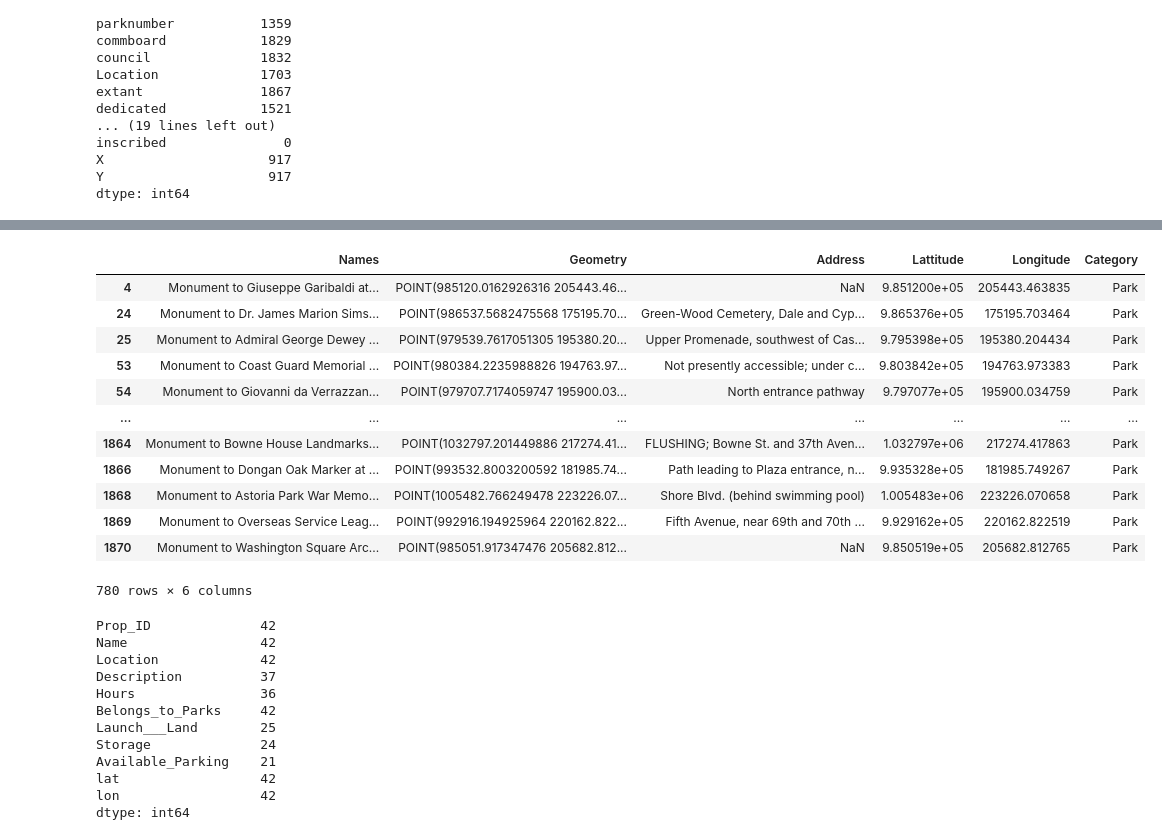
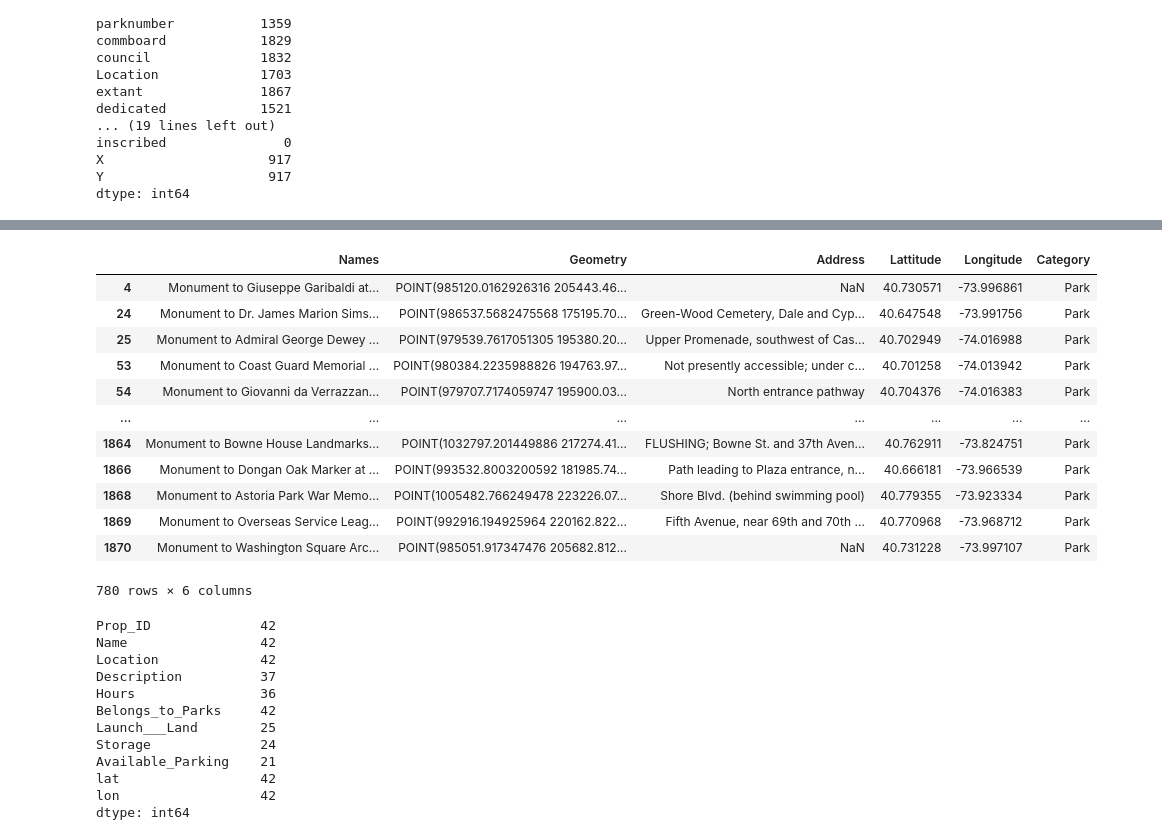
Before and after one commit to js816/New_York_-_London_Weather_Predictions, a Jupyter notebook: Attractions_data_EDA_and_cleanup.ipynb, the cells around one changed output, grey strips where cells are left out. Cells and saved outputs as stored; diff of their text form; code cells hidden in the pictures.

```diff
--- a/Attractions_data_EDA_and_cleanup.ipynb
+++ b/Attractions_data_EDA_and_cleanup.ipynb
@@ -216,25 +214,31 @@ dtype: int64
+# %%
+inProj  = pyproj.Proj("+init=EPSG:2263",preserve_units=True)
+outProj = pyproj.Proj("+init=EPSG:4326")
+x = monuments_filtered["X"]
+y = monuments_filtered["Y"]
+long,lat = transform(inProj,outProj,x,y)
 # %%
 parks_df = pd.DataFrame(columns=["Names", "Geometry", "Address", "Lattitude", "Longitude", "Category"])
 parks_df["Names"] = "Monument to " + monuments_filtered["name"] + " at " + monuments_filtered["parkname"]
 parks_df["Geometry"] = "POINT(" + monuments_filtered["X"].astype(str) + " " + monuments_filtered["Y"].astype(str) + ")"
 parks_df["Address"] = monuments_filtered["Location"]
 parks_df["Category"] = "Park"
-parks_df["Lattitude"] = monuments_filtered["X"]
-parks_df["Longitude"] = monuments_filtered["Y"]
+parks_df["Lattitude"] = lat
+parks_df["Longitude"] = long
 parks_df
 # %% [output]
 |  | Names | Geometry | Address | Lattitude | Longitude | Category |
-| 4 | Monument to Giuseppe Garibaldi at... | POINT(985120.0162926316 205443.46... | NaN | 9.851200e+05 | 205443.463835 | Park |
-| 24 | Monument to Dr. James Marion Sims... | POINT(986537.5682475568 175195.70... | Green-Wood Cemetery, Dale and Cyp... | 9.865376e+05 | 175195.703464 | Park |
-| 25 | Monument to Admiral George Dewey ... | POINT(979539.7617051305 195380.20... | Upper Promenade, southwest of Cas... | 9.795398e+05 | 195380.204434 | Park |
-| 53 | Monument to Coast Guard Memorial ... | POINT(980384.2235988826 194763.97... | Not presently accessible; under c... | 9.803842e+05 | 194763.973383 | Park |
-| 54 | Monument to Giovanni da Verrazzan... | POINT(979707.7174059747 195900.03... | North entrance pathway | 9.797077e+05 | 195900.034759 | Park |
+| 4 | Monument to Giuseppe Garibaldi at... | POINT(985120.0162926316 205443.46... | NaN | 40.730571 | -73.996861 | Park |
+| 24 | Monument to Dr. James Marion Sims... | POINT(986537.5682475568 175195.70... | Green-Wood Cemetery, Dale and Cyp... | 40.647548 | -73.991756 | Park |
+| 25 | Monument to Admiral George Dewey ... | POINT(979539.7617051305 195380.20... | Upper Promenade, southwest of Cas... | 40.702949 | -74.016988 | Park |
+| 53 | Monument to Coast Guard Memorial ... | POINT(980384.2235988826 194763.97... | Not presently accessible; under c... | 40.701258 | -74.013942 | Park |
+| 54 | Monument to Giovanni da Verrazzan... | POINT(979707.7174059747 195900.03... | North entrance pathway | 40.704376 | -74.016383 | Park |
 | ... | ... | ... | ... | ... | ... | ... |
-| 1864 | Monument to Bowne House Landmarks... | POINT(1032797.201449886 217274.41... | FLUSHING; Bowne St. and 37th Aven... | 1.032797e+06 | 217274.417863 | Park |
-| 1866 | Monument to Dongan Oak Marker at ... | POINT(993532.8003200592 181985.74... | Path leading to Plaza entrance, n... | 9.935328e+05 | 181985.749267 | Park |
-| 1868 | Monument to Astoria Park War Memo... | POINT(1005482.766249478 223226.07... | Shore Blvd. (behind swimming pool) | 1.005483e+06 | 223226.070658 | Park |
-| 1869 | Monument to Overseas Service Leag... | POINT(992916.194925964 220162.822... | Fifth Avenue, near 69th and 70th ... | 9.929162e+05 | 220162.822519 | Park |
-| 1870 | Monument to Washington Square Arc... | POINT(985051.917347476 205682.812... | NaN | 9.850519e+05 | 205682.812765 | Park |
+| 1864 | Monument to Bowne House Landmarks... | POINT(1032797.201449886 217274.41... | FLUSHING; Bowne St. and 37th Aven... | 40.762911 | -73.824751 | Park |
+| 1866 | Monument to Dongan Oak Marker at ... | POINT(993532.8003200592 181985.74... | Path leading to Plaza entrance, n... | 40.666181 | -73.966539 | Park |
+| 1868 | Monument to Astoria Park War Memo... | POINT(1005482.766249478 223226.07... | Shore Blvd. (behind swimming pool) | 40.779355 | -73.923334 | Park |
+| 1869 | Monument to Overseas Service Leag... | POINT(992916.194925964 220162.822... | Fifth Avenue, near 69th and 70th ... | 40.770968 | -73.968712 | Park |
+| 1870 | Monument to Washington Square Arc... | POINT(985051.917347476 205682.812... | NaN | 40.731228 | -73.997107 | Park |
 780 rows × 6 columns
 # %%
 kayaking_stuff_df = water_df[water_df['lat'].notnull()]
```
Also changed, not shown: parts of 5 cells of this notebook.
